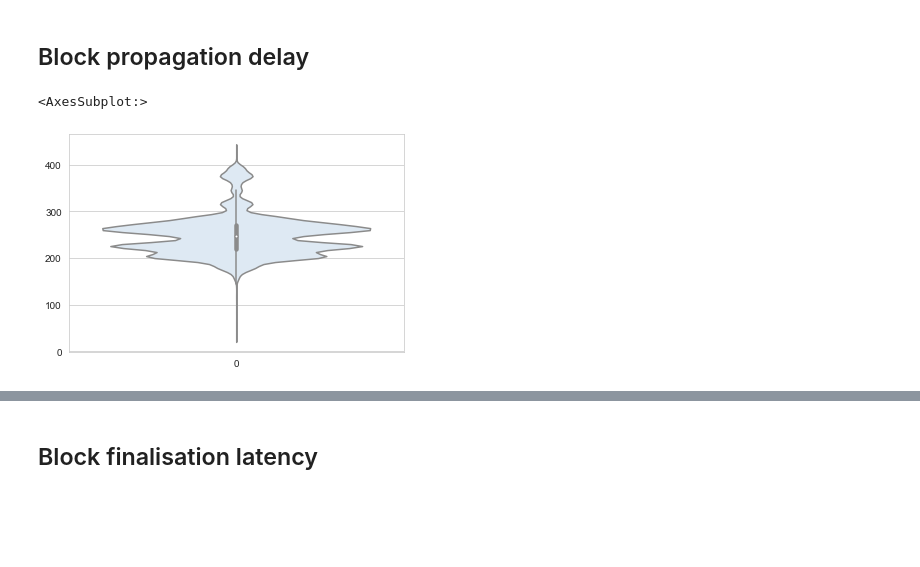
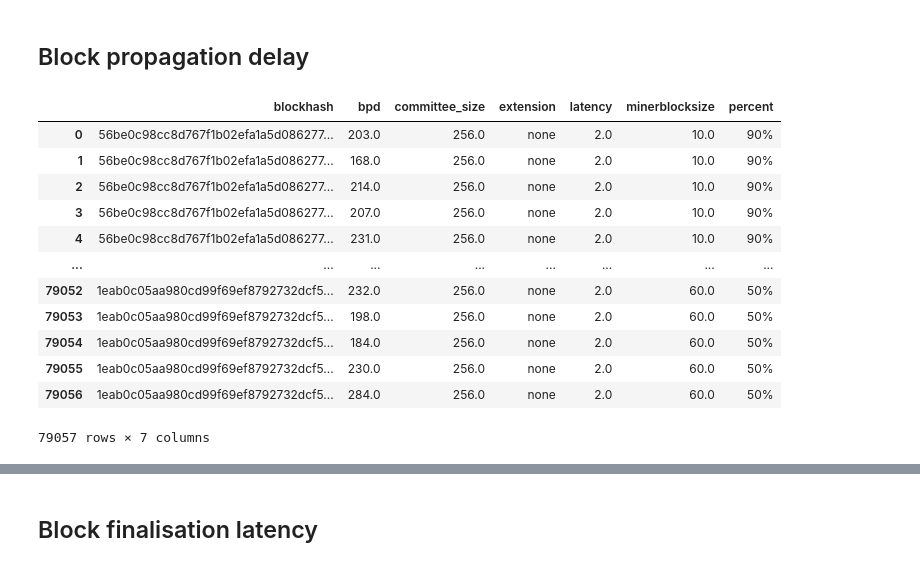
Before and after one commit to SebastianElvis/ebft, a Jupyter notebook: evaluation/analysis.ipynb, the cells around one changed output, grey strips where cells are left out. Saved outputs shown, nothing was run; the diff lists cells and outputs as text; code cells hidden in the pictures; blank space fills up the shorter version.

```diff
--- a/evaluation/analysis.ipynb
+++ b/evaluation/analysis.ipynb
@@ -130,71 +130,67 @@ def get_bpds(extension, committee_size, latency, minerblocksize, block_interval=
     lfiles, _ = get_files(extension, committee_size, latency, minerblocksize, block_interval, epoch_size)
     for lf in lfiles:
         blocks, _ = get_blocks(lf)
         for blockhash, block in blocks.items():
             if blockhash not in bpd_dict.keys():
                 bpd_dict[blockhash] = dict()
                 bpd_dict[blockhash]['received_times'] = list()
+                bpd_dict[blockhash]['bpds'] = list()
             if 'mined_time' in block.keys():
                 bpd_dict[blockhash]['mined_time'] = block['mined_time']
             elif 'received_time' in block.keys():
                 bpd_dict[blockhash]['received_times'].append(block['received_time'])
 
-    bpds = list()
     for blockhash, block in bpd_dict.items():
         if 'mined_time' not in block.keys():
             continue
         for received_time in block['received_times']:
             bpd = received_time - block['mined_time']
-#             bpd_milliseconds = bpd.seconds*1000.0 + bpd.microseconds/1000.0
             bpd_milliseconds = bpd.total_seconds() * 1000
-            bpds.append(bpd_milliseconds)
+            bpd_dict[blockhash]['bpds'].append(bpd_milliseconds)
 
-    return bpds
+    return bpd_dict
 
 def save_bpds_stats(extension, committee_sizes, latency, minerblocksizes, block_interval=4, epoch_size=1):
     df = pd.DataFrame()
     for committee_size in committee_sizes:
         for minerblocksize in minerblocksizes:
-            bpds = get_bpds(extension, committee_size, latency, minerblocksize, block_interval, epoch_size)
-            for bpd in bpds:
-                line = {
-                    'extension': extension,
-                    'committee_size': committee_size,
-                    'latency': latency,
-                    'minerblocksize': minerblocksize,
-                    'bpd': bpd
-                }
-                df = df.append(line, ignore_index=True)
+            bpd_dict = get_bpds(extension, committee_size, latency, minerblocksize, block_interval, epoch_size)
+            for blockhash, block in bpd_dict.items():
+                bpds = bpd_dict[blockhash]['bpds']
+                t = '50%'
+                if len(bpds) >= 0.9*committee_size:
+                    t = '90%'
+                for bpd in bpds:
+                    line = {
+                        'extension': extension,
+                        'committee_size': committee_size,
+                        'latency': latency,
+                        'minerblocksize': minerblocksize,
+                        'blockhash': blockhash,
+                        'percent': t,
+                        'bpd': bpd
+                    }
+                    df = df.append(line, ignore_index=True)
 
     df.to_csv(DATA_PATH / 'bpd.csv')
     return df
 
-def update_bpds_stats(extension, committee_sizes, latency, minerblocksizes, block_interval=4, epoch_size=1):
-    df = pd.read_csv(DATA_PATH / 'bpd.csv')
-    for committee_size in committee_sizes:
-        for minerblocksize in minerblocksizes:
-            bpds = get_bpds(extension, committee_size, latency, minerblocksize, block_interval, epoch_size)
-            for bpd in bpds:
-                line = {
-                    'extension': extension,
-                    'committee_size': committee_size,
-                    'latency': latency,
-                    'minerblocksize': minerblocksize,
-                    'bpd': bpd
-                }
-                df = df.append(line, ignore_index=True)
-
-    df.to_csv(DATA_PATH / 'bpd.csv')
-    return df
-
-# bpds_df = save_bpds_stats('syncorazor', [4,8,16,32,64,128], 5, [10,20,40,60])
-# bpds_df
-
 bpds_df = save_bpds_stats('none', [256], 2, [10,20,40,60], block_interval=1, epoch_size=1)
-# sns.violinplot(data=bpds)
+bpds_df
 # %% [output]
+|  | blockhash | bpd | committee_size | extension | latency | minerblocksize | percent |
+| 0 | 56be0c98cc8d767f1b02efa1a5d086277... | 203.0 | 256.0 | none | 2.0 | 10.0 | 90% |
+| 1 | 56be0c98cc8d767f1b02efa1a5d086277... | 168.0 | 256.0 | none | 2.0 | 10.0 | 90% |
+| 2 | 56be0c98cc8d767f1b02efa1a5d086277... | 214.0 | 256.0 | none | 2.0 | 10.0 | 90% |
+| 3 | 56be0c98cc8d767f1b02efa1a5d086277... | 207.0 | 256.0 | none | 2.0 | 10.0 | 90% |
+| 4 | 56be0c98cc8d767f1b02efa1a5d086277... | 231.0 | 256.0 | none | 2.0 | 10.0 | 90% |
+| ... | ... | ... | ... | ... | ... | ... | ... |
+| 79052 | 1eab0c05aa980cd99f69ef8792732dcf5... | 232.0 | 256.0 | none | 2.0 | 60.0 | 50% |
+| 79053 | 1eab0c05aa980cd99f69ef8792732dcf5... | 198.0 | 256.0 | none | 2.0 | 60.0 | 50% |
+| 79054 | 1eab0c05aa980cd99f69ef8792732dcf5... | 184.0 | 256.0 | none | 2.0 | 60.0 | 50% |
+| 79055 | 1eab0c05aa980cd99f69ef8792732dcf5... | 230.0 | 256.0 | none | 2.0 | 60.0 | 50% |
+| 79056 | 1eab0c05aa980cd99f69ef8792732dcf5... | 284.0 | 256.0 | none | 2.0 | 60.0 | 50% |
-<AxesSubplot:>
+79057 rows × 7 columns
-[figure, removed]
 # %%
 bpds_df = pd.read_csv(DATA_PATH / 'bpd.csv')
 
```
Also changed, not shown: parts of 1 cell of this notebook, 2 other files.
